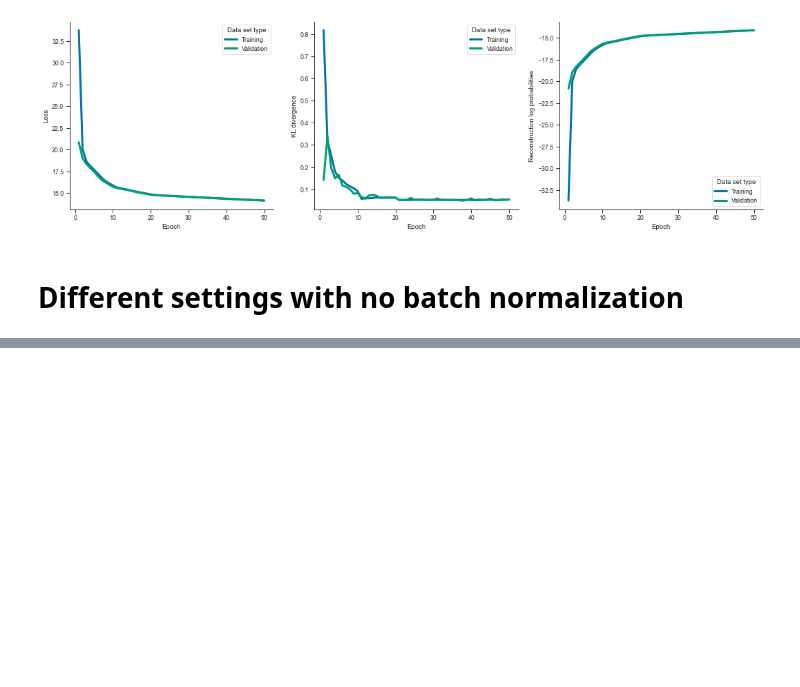
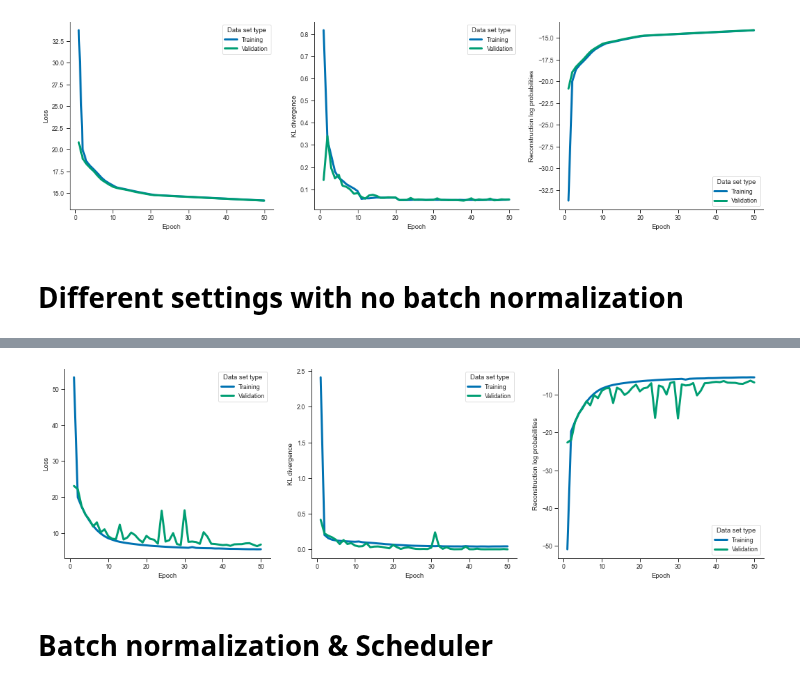
Before and after one commit to ThordurPall/vessel-trajectory-anomaly-detection, a Jupyter notebook: notebooks/Model Training/Explore Training & Validation Curves.ipynb, the cells around one changed output, grey strips where cells are left out. Drawn from its saved outputs; the diff is of its cells as text; code cells hidden in the pictures; blank space fills up the shorter version.

Commit message:
Adding to the notebook that explores training & validation curves for different setups

```diff
--- a/notebooks/Model Training/Explore Training & Validation Curves.ipynb
+++ b/notebooks/Model Training/Explore Training & Validation Curves.ipynb
@@ -139,0 +143,7 @@ plot_curves(df[df["Data set type"] == "Validation"], hue, hue_order, title="Vali
+# %%
+df_batch_norm = curves_df("Batch_Norm", data_processed, batch_norm=True)
+plot_curves(df_batch_norm)
+# %% [output]
+[figure, added]
+# %% [markdown]
+# Batch normalization & Scheduler
```
Also changed, not shown: parts of 16 cells of this notebook.
